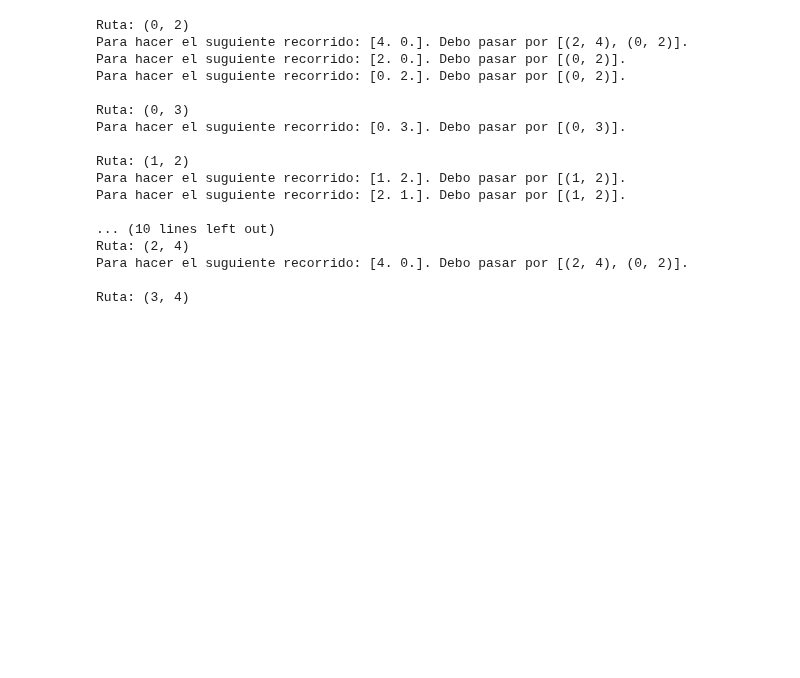
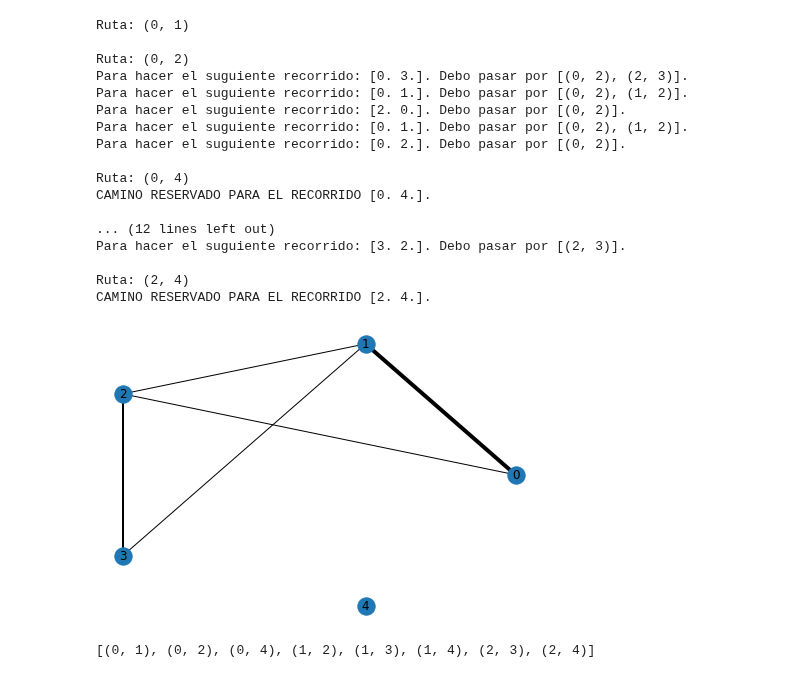
Before and after one commit to agustinsilva447/Quantum-Game-Theory, a Jupyter notebook: Routing_problem_model_3.ipynb, the cells around one changed output. Cells and saved outputs as stored; diff of their text form; code cells hidden in the pictures; blank space fills up the shorter version.

```diff
--- a/Routing_problem_model_3.ipynb
+++ b/Routing_problem_model_3.ipynb
@@ -145,22 +144,40 @@ for i in range(np.array(all_edges).shape[0]):
     print("\nRuta:", a)
     for j in range(caminotes_r[i][0]):
         r = caminitos[caminotes_f1[i][j]]
-        print("Para hacer el suguiente recorrido: {}. Debo pasar por {}.".format(moves[caminotes_f1[i][j]], r))
+        """
+        if caminotes_r[i][0] == 1 :
+            print("CAMINO RESERVADO PARA EL RECORRIDO {}. ".format(moves[caminotes_f1[i][j]]))
+            for k in r:
+                net1.remove_edge(k[0],k[1])
+        else :
+            print("Para hacer el suguiente recorrido: {}. Debo pasar por {}.".format(moves[caminotes_f1[i][j]], r))
+        """
+        for k in range(max(caminotes_r)[0]):
+            if caminotes_r[i][0] == k :
 # %% [output]
+Ruta: (0, 1)
+
 Ruta: (0, 2)
-Para hacer el suguiente recorrido: [4. 0.]. Debo pasar por [(2, 4), (0, 2)].
+Para hacer el suguiente recorrido: [0. 3.]. Debo pasar por [(0, 2), (2, 3)].
+Para hacer el suguiente recorrido: [0. 1.]. Debo pasar por [(0, 2), (1, 2)].
 Para hacer el suguiente recorrido: [2. 0.]. Debo pasar por [(0, 2)].
+Para hacer el suguiente recorrido: [0. 1.]. Debo pasar por [(0, 2), (1, 2)].
 Para hacer el suguiente recorrido: [0. 2.]. Debo pasar por [(0, 2)].
 
-Ruta: (0, 3)
-Para hacer el suguiente recorrido: [0. 3.]. Debo pasar por [(0, 3)].
+Ruta: (0, 4)
+CAMINO RESERVADO PARA EL RECORRIDO [0. 4.].
 
-Ruta: (1, 2)
-Para hacer el suguiente recorrido: [1. 2.]. Debo pasar por [(1, 2)].
-Para hacer el suguiente recorrido: [2. 1.]. Debo pasar por [(1, 2)].
+... (12 lines left out)
+Para hacer el suguiente recorrido: [3. 2.]. Debo pasar por [(2, 3)].
 
-... (10 lines left out)
 Ruta: (2, 4)
-Para hacer el suguiente recorrido: [4. 0.]. Debo pasar por [(2, 4), (0, 2)].
-
-Ruta: (3, 4)
+CAMINO RESERVADO PARA EL RECORRIDO [2. 4.].
+# %%
+nx.draw_circular(net1, with_labels=True, width=edge_weights_list)
+plt.show()
+# %% [output]
+[figure, added]
+# %%
+all_edges
+# %% [output]
+[(0, 1), (0, 2), (0, 4), (1, 2), (1, 3), (1, 4), (2, 3), (2, 4)]
```
Also changed, not shown: parts of 9 cells of this notebook.
